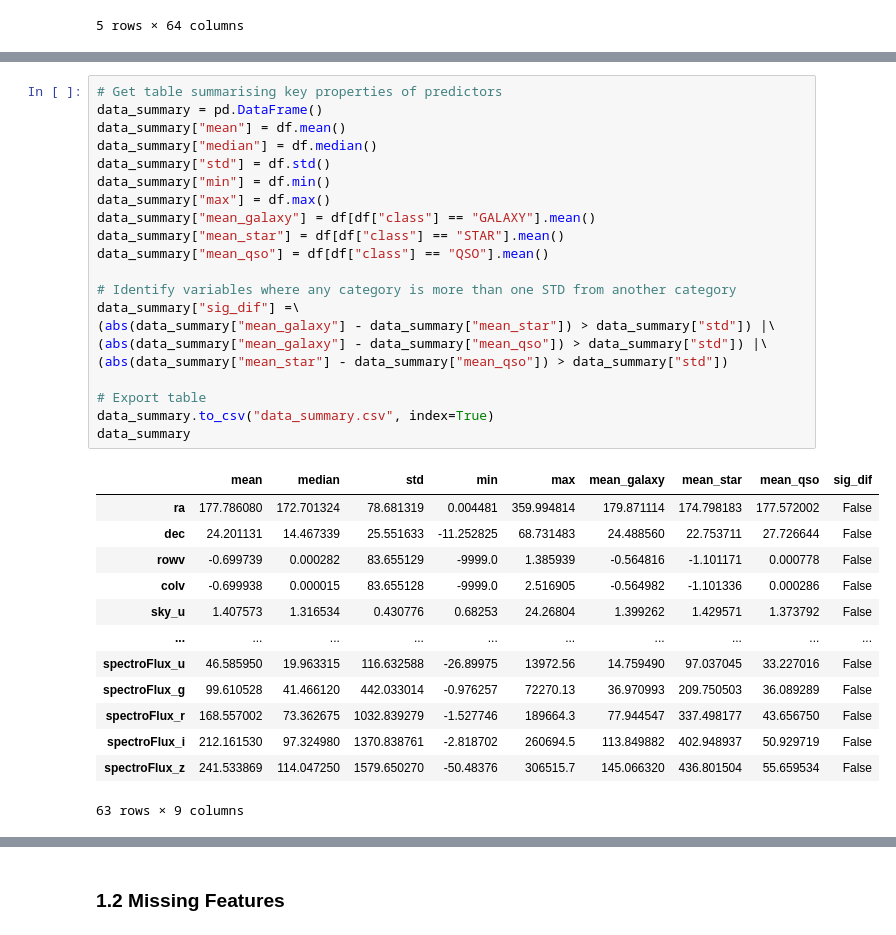
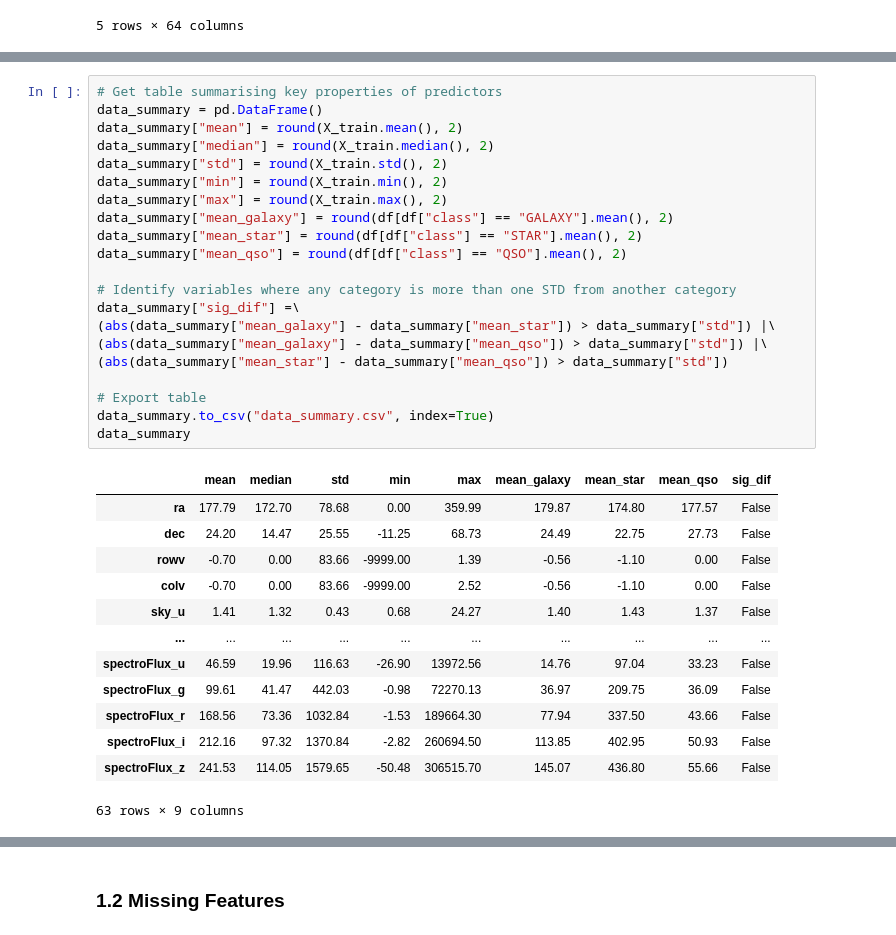
Before and after one commit to rapsoj/sml-practical, a Jupyter notebook: 1-DataExploration.ipynb, the cells around one changed output, grey strips where cells are left out. Cells and saved outputs as stored; diff of their text form.

```diff
--- a/1-DataExploration.ipynb
+++ b/1-DataExploration.ipynb
@@ -81,37 +81,37 @@ fig.savefig("composition.png", dpi=1200, bbox_inches="tight")
 # %%
 # Get table summarising key properties of predictors
 data_summary = pd.DataFrame()
-data_summary["mean"] = df.mean()
-data_summary["median"] = df.median()
-data_summary["std"] = df.std()
-data_summary["min"] = df.min()
-data_summary["max"] = df.max()
-data_summary["mean_galaxy"] = df[df["class"] == "GALAXY"].mean()
-data_summary["mean_star"] = df[df["class"] == "STAR"].mean()
-data_summary["mean_qso"] = df[df["class"] == "QSO"].mean()
+data_summary["mean"] = round(X_train.mean(), 2)
+data_summary["median"] = round(X_train.median(), 2)
+data_summary["std"] = round(X_train.std(), 2)
+data_summary["min"] = round(X_train.min(), 2)
+data_summary["max"] = round(X_train.max(), 2)
+data_summary["mean_galaxy"] = round(df[df["class"] == "GALAXY"].mean(), 2)
+data_summary["mean_star"] = round(df[df["class"] == "STAR"].mean(), 2)
+data_summary["mean_qso"] = round(df[df["class"] == "QSO"].mean(), 2)
 
 # Identify variables where any category is more than one STD from another category
 data_summary["sig_dif"] =\
 (abs(data_summary["mean_galaxy"] - data_summary["mean_star"]) > data_summary["std"]) |\
 (abs(data_summary["mean_galaxy"] - data_summary["mean_qso"]) > data_summary["std"]) |\
 (abs(data_summary["mean_star"] - data_summary["mean_qso"]) > data_summary["std"])
 
 # Export table
 data_summary.to_csv("data_summary.csv", index=True)
 data_summary
 # %% [output]
 |  | mean | median | std | min | max | mean_galaxy | mean_star | mean_qso | sig_dif |
-| ra | 177.786080 | 172.701324 | 78.681319 | 0.004481 | 359.994814 | 179.871114 | 174.798183 | 177.572002 | False |
-| dec | 24.201131 | 14.467339 | 25.551633 | -11.252825 | 68.731483 | 24.488560 | 22.753711 | 27.726644 | False |
-| rowv | -0.699739 | 0.000282 | 83.655129 | -9999.0 | 1.385939 | -0.564816 | -1.101171 | 0.000778 | False |
-| colv | -0.699938 | 0.000015 | 83.655128 | -9999.0 | 2.516905 | -0.564982 | -1.101336 | 0.000286 | False |
-| sky_u | 1.407573 | 1.316534 | 0.430776 | 0.68253 | 24.26804 | 1.399262 | 1.429571 | 1.373792 | False |
+| ra | 177.79 | 172.70 | 78.68 | 0.00 | 359.99 | 179.87 | 174.80 | 177.57 | False |
+| dec | 24.20 | 14.47 | 25.55 | -11.25 | 68.73 | 24.49 | 22.75 | 27.73 | False |
+| rowv | -0.70 | 0.00 | 83.66 | -9999.00 | 1.39 | -0.56 | -1.10 | 0.00 | False |
+| colv | -0.70 | 0.00 | 83.66 | -9999.00 | 2.52 | -0.56 | -1.10 | 0.00 | False |
+| sky_u | 1.41 | 1.32 | 0.43 | 0.68 | 24.27 | 1.40 | 1.43 | 1.37 | False |
 | ... | ... | ... | ... | ... | ... | ... | ... | ... | ... |
-| spectroFlux_u | 46.585950 | 19.963315 | 116.632588 | -26.89975 | 13972.56 | 14.759490 | 97.037045 | 33.227016 | False |
-| spectroFlux_g | 99.610528 | 41.466120 | 442.033014 | -0.976257 | 72270.13 | 36.970993 | 209.750503 | 36.089289 | False |
-| spectroFlux_r | 168.557002 | 73.362675 | 1032.839279 | -1.527746 | 189664.3 | 77.944547 | 337.498177 | 43.656750 | False |
-| spectroFlux_i | 212.161530 | 97.324980 | 1370.838761 | -2.818702 | 260694.5 | 113.849882 | 402.948937 | 50.929719 | False |
-| spectroFlux_z | 241.533869 | 114.047250 | 1579.650270 | -50.48376 | 306515.7 | 145.066320 | 436.801504 | 55.659534 | False |
+| spectroFlux_u | 46.59 | 19.96 | 116.63 | -26.90 | 13972.56 | 14.76 | 97.04 | 33.23 | False |
+| spectroFlux_g | 99.61 | 41.47 | 442.03 | -0.98 | 72270.13 | 36.97 | 209.75 | 36.09 | False |
+| spectroFlux_r | 168.56 | 73.36 | 1032.84 | -1.53 | 189664.30 | 77.94 | 337.50 | 43.66 | False |
+| spectroFlux_i | 212.16 | 97.32 | 1370.84 | -2.82 | 260694.50 | 113.85 | 402.95 | 50.93 | False |
+| spectroFlux_z | 241.53 | 114.05 | 1579.65 | -50.48 | 306515.70 | 145.07 | 436.80 | 55.66 | False |
 63 rows × 9 columns
 # %%
 # Identify features with large difference between classes
```
Also changed, not shown: parts of 4 cells of this notebook, 1 other file.
